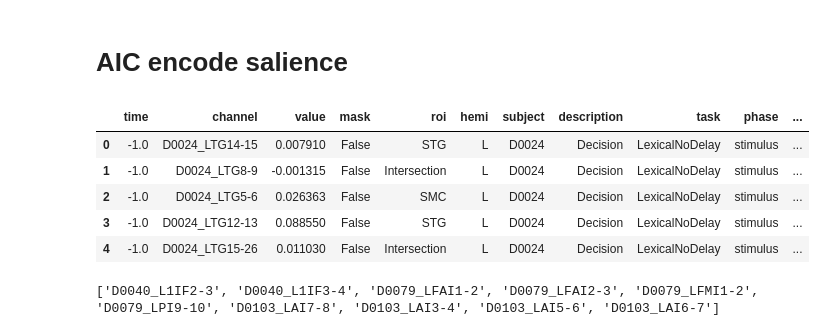
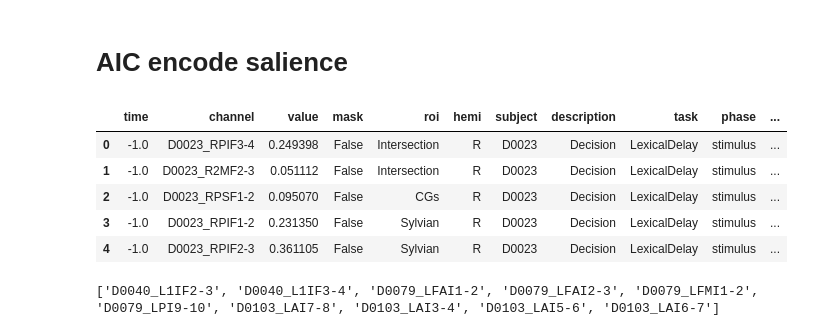
Before and after one commit to shinanlin/insula, a Jupyter notebook: viz/fig4.ipynb, the cells around one changed output. Drawn from its saved outputs; the diff is of its cells as text; code cells hidden in the pictures.

```diff
--- a/viz/fig4.ipynb
+++ b/viz/fig4.ipynb
@@ -52,10 +52,10 @@ from mne_bids import BIDSPath
 from tqdm import tqdm
 
 task = [
-        'LexicalNoDelay',
+        # 'LexicalNoDelay',
         'LexicalDelay',
-        'PictureNaming',
-        'SentenceRep'
+        # 'PictureNaming',
+        # 'SentenceRep'
         ]
 
 
@@ -91,38 +91,38 @@ HGAs['phase'] = HGAs['phase'].str.lower()
 HGAs.loc[HGAs.roi == 'INS', 'roi'] = 'Insula'
 # combine HG to STG
 # HGAs.loc[HGAs.roi == 'HG', 'roi'] = 'STG'
 HGAs.loc[HGAs.roi == 'PrG', 'roi'] = 'SMC'
 HGAs.loc[HGAs.roi == 'PoG', 'roi'] = 'SMC'
 HGAs.loc[HGAs.roi == 'Subcentral', 'roi'] = 'SMC'
 
 
 HGAs.loc[HGAs.label.isin([
     'ctx_lh_G_and_S_cingul-Mid-Post',
     'ctx_rh_G_and_S_cingul-Mid-Post',
     'ctx_lh_G_cingul-Post-dorsal'
     ]), 'roi'] = 'PCC'
 
 # 这种方案下，我们将 ROI 直接命名为 dACC，强调其在显著性网络中的角色
 dacc_labels = [
     'ctx_lh_G_and_S_cingul-Mid-Ant',
     'ctx_rh_G_and_S_cingul-Mid-Ant'
 ]
 
 dacc_labels = [
     'ctx_lh_G_and_S_cingul-Mid-Ant',
     'ctx_rh_G_and_S_cingul-Mid-Ant'
 ]
 HGAs.loc[HGAs.label.isin(dacc_labels), 'roi'] = 'dACC' # 这里的 dACC 就是最严格的 SN 枢纽
 # rename CG to ACC
 HGAs.loc[HGAs.roi=='CG', 'roi'] = 'ACC'
 HGAs.head()
 # %% [output]
 |  | time | channel | value | mask | roi | hemi | subject | description | task | phase | ... |
-| 0 | -1.0 | D0024_LTG14-15 | 0.007910 | False | STG | L | D0024 | Decision | LexicalNoDelay | stimulus | ... |
-| 1 | -1.0 | D0024_LTG8-9 | -0.001315 | False | Intersection | L | D0024 | Decision | LexicalNoDelay | stimulus | ... |
-| 2 | -1.0 | D0024_LTG5-6 | 0.026363 | False | SMC | L | D0024 | Decision | LexicalNoDelay | stimulus | ... |
-| 3 | -1.0 | D0024_LTG12-13 | 0.088550 | False | STG | L | D0024 | Decision | LexicalNoDelay | stimulus | ... |
-| 4 | -1.0 | D0024_LTG15-26 | 0.011030 | False | Intersection | L | D0024 | Decision | LexicalNoDelay | stimulus | ... |
+| 0 | -1.0 | D0023_RPIF3-4 | 0.249398 | False | Intersection | R | D0023 | Decision | LexicalDelay | stimulus | ... |
+| 1 | -1.0 | D0023_R2MF2-3 | 0.051112 | False | Intersection | R | D0023 | Decision | LexicalDelay | stimulus | ... |
+| 2 | -1.0 | D0023_RPSF1-2 | 0.095070 | False | CGs | R | D0023 | Decision | LexicalDelay | stimulus | ... |
+| 3 | -1.0 | D0023_RPIF1-2 | 0.231350 | False | Sylvian | R | D0023 | Decision | LexicalDelay | stimulus | ... |
+| 4 | -1.0 | D0023_RPIF2-3 | 0.361105 | False | Sylvian | R | D0023 | Decision | LexicalDelay | stimulus | ... |
 # %%
 # load a exlude pandas df
 fpath = '../results/exlude_insula.csv'
```
Also changed, not shown: parts of 17 cells of this notebook.
